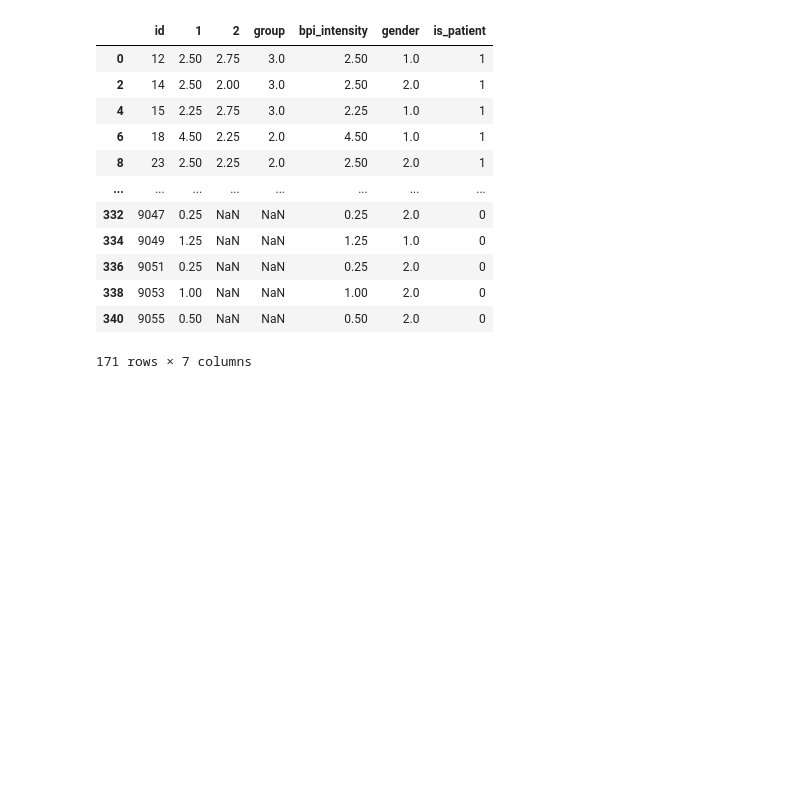
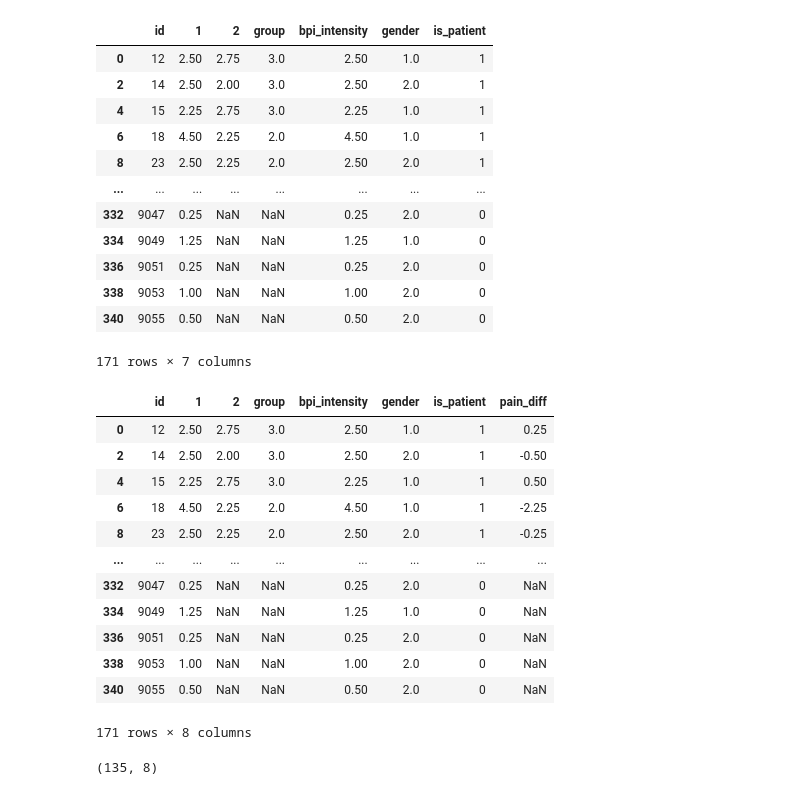
Before and after one commit to LandryBulls/comp_foundations, a Jupyter notebook: week1/week1_glm.ipynb, the cells around one changed output. Saved outputs shown, nothing was run; the diff lists cells and outputs as text; code cells hidden in the pictures; blank space fills up the shorter version.

```diff
--- a/week1/week1_glm.ipynb
+++ b/week1/week1_glm.ipynb
@@ -156,3 +157,27 @@ backpain
 | 338 | 9053 | 1.00 | NaN | NaN | 1.00 | 2.0 | 0 |
 | 340 | 9055 | 0.50 | NaN | NaN | 0.50 | 2.0 | 0 |
 171 rows × 7 columns
+# %%
+# add backpain diff from time 1 to time 2
+backpain['pain_diff'] = backpain[2]-backpain[1]
+backpain
+# %% [output]
+|  | id | 1 | 2 | group | bpi_intensity | gender | is_patient | pain_diff |
+| 0 | 12 | 2.50 | 2.75 | 3.0 | 2.50 | 1.0 | 1 | 0.25 |
+| 2 | 14 | 2.50 | 2.00 | 3.0 | 2.50 | 2.0 | 1 | -0.50 |
+| 4 | 15 | 2.25 | 2.75 | 3.0 | 2.25 | 1.0 | 1 | 0.50 |
+| 6 | 18 | 4.50 | 2.25 | 2.0 | 4.50 | 1.0 | 1 | -2.25 |
+| 8 | 23 | 2.50 | 2.25 | 2.0 | 2.50 | 2.0 | 1 | -0.25 |
+| ... | ... | ... | ... | ... | ... | ... | ... | ... |
+| 332 | 9047 | 0.25 | NaN | NaN | 0.25 | 2.0 | 0 | NaN |
+| 334 | 9049 | 1.25 | NaN | NaN | 1.25 | 1.0 | 0 | NaN |
+| 336 | 9051 | 0.25 | NaN | NaN | 0.25 | 2.0 | 0 | NaN |
+| 338 | 9053 | 1.00 | NaN | NaN | 1.00 | 2.0 | 0 | NaN |
+| 340 | 9055 | 0.50 | NaN | NaN | 0.50 | 2.0 | 0 | NaN |
+171 rows × 8 columns
+# %%
+# remove rows with nans from backpain
+backpain = backpain.dropna()
+backpain.shape
+# %% [output]
+(135, 8)
```
Also changed, not shown: parts of 1 cell of this notebook.
